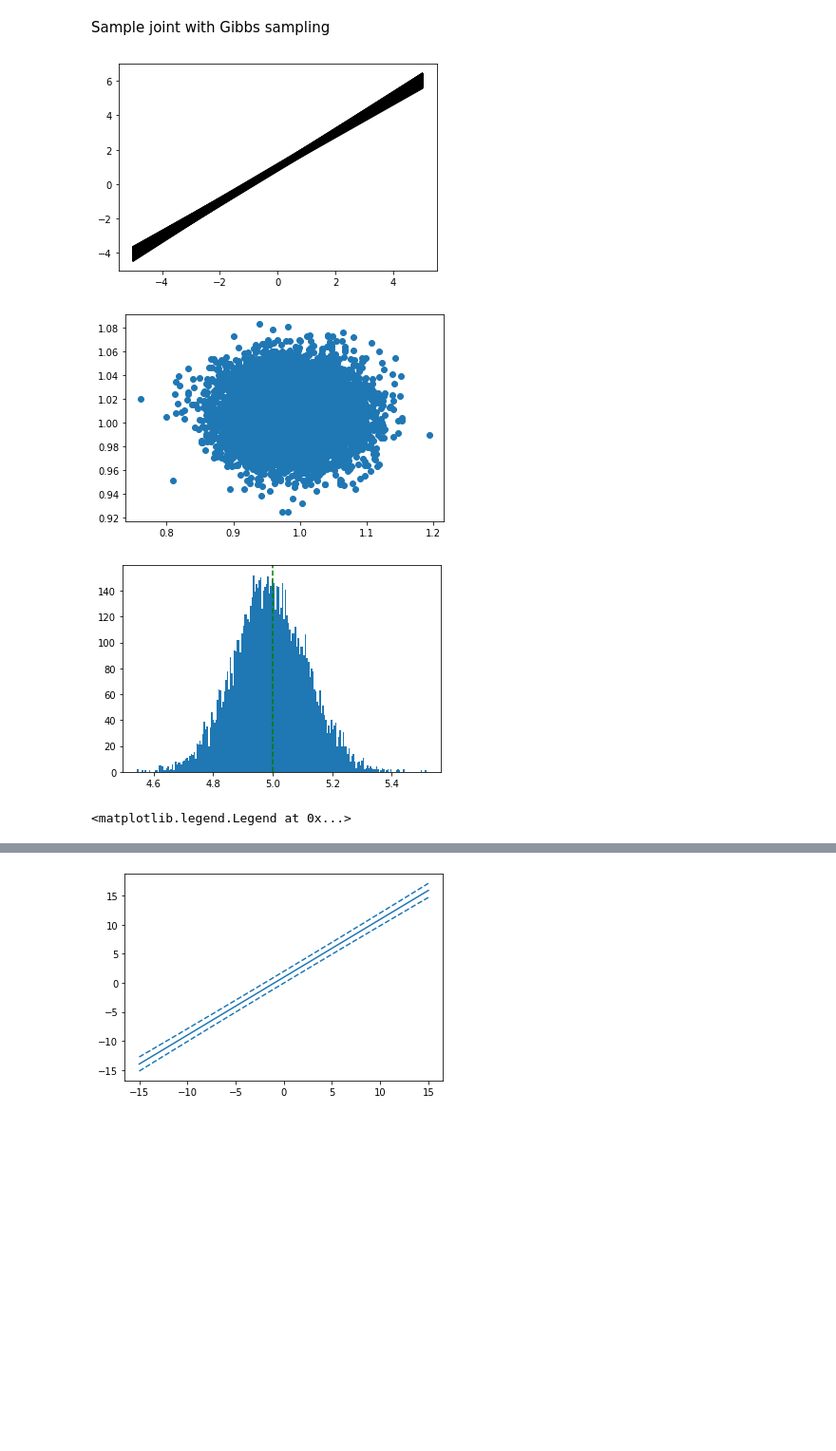
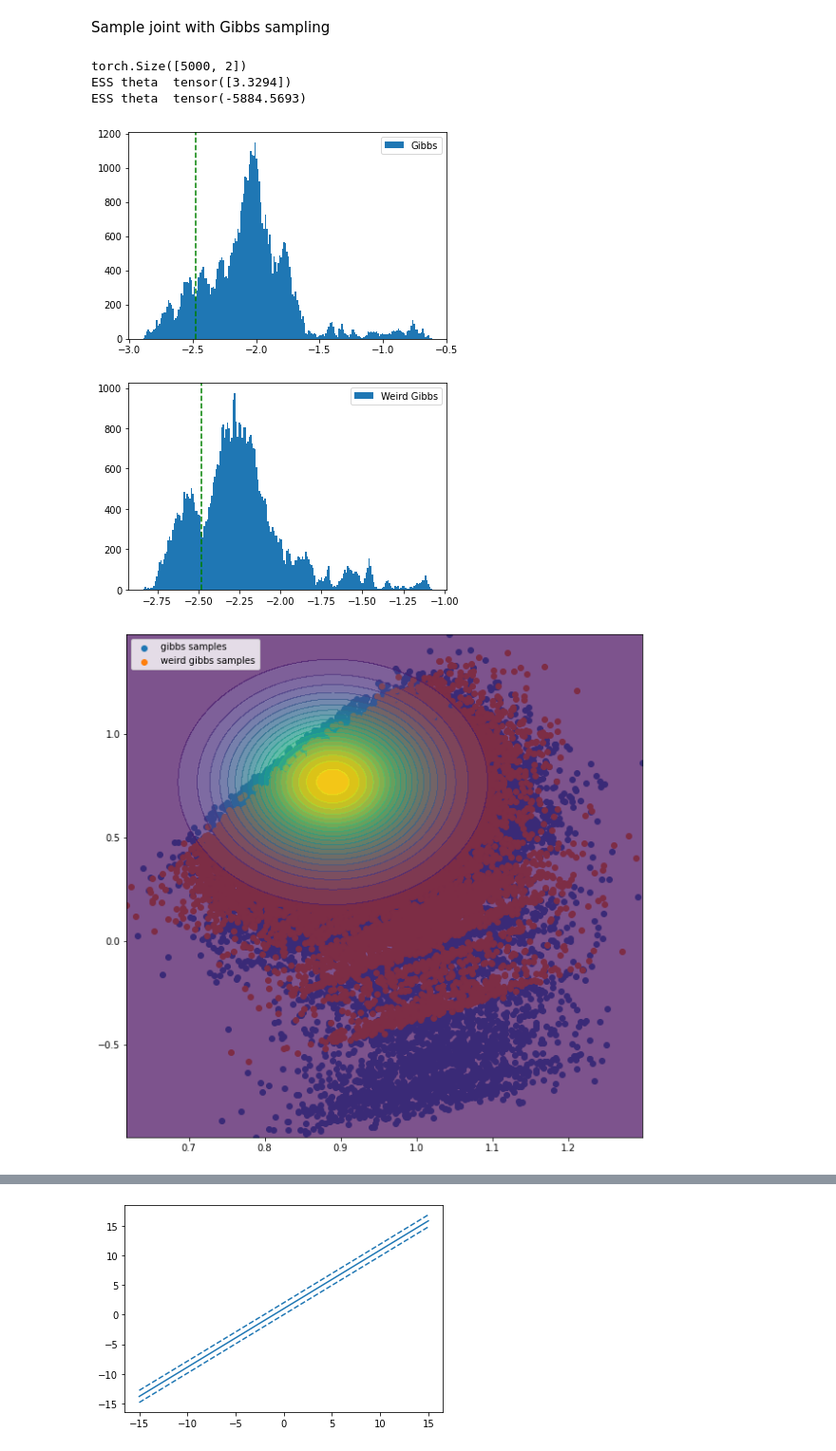
Before and after one commit to ElouanARGOUARCH/SBI, a Jupyter notebook: Dirichlet Process/Bayesian Linear Regression .ipynb, the cells around one changed output, grey strips where cells are left out. Shown at 95% size. Cells and saved outputs as stored; diff of their text form; code cells hidden in the pictures; blank space fills up the shorter version.

```diff
--- a/Dirichlet Process/Bayesian Linear Regression .ipynb
+++ b/Dirichlet Process/Bayesian Linear Regression .ipynb
@@ -6,13 +15,6 @@ import matplotlib
 # %% [markdown]
 Generate $D_\theta$ according to some prior distribution
 # %%
-d = 1
-sigma_theta =torch.eye(d)
-mu_theta =torch.zeros(d)
-prior_distribution = torch.distributions.MultivariateNormal(mu_theta, sigma_theta)
-
-prior_log_prob = lambda samples: prior_distribution.log_prob(samples)
-
-n_D = 100
+n_D = 4
 D_theta =torch.linspace(-4,4, n_D).unsqueeze(-1)
 # %% [markdown]
@@ -26,8 +28,8 @@ D_x = simulateur(D_theta)
 # %% [markdown]
 Generate $x_0$ according to $f(\theta_0)$ for some unknown $\theta_0$
 # %%
-theta_0 = torch.tensor([5.])
+theta_0 = prior_distribution.sample()
 print('theta_0 = ' + str(theta_0.item()))
-n_x0= 100
+n_x0= 10000
 x0 = simulateur(theta_0.unsqueeze(0).repeat(n_x0, 1))
 # %% [output]
@@ -152,12 +154,10 @@ class bayesian_linear_regression:
 Sample joint with Gibbs sampling
 # %%
 blr = bayesian_linear_regression(D_x, D_theta, x0, sigma_simulateur, mu_theta, sigma_theta)
-current_phi = blr.parameter_posterior_distribution.sample()
-mu_theta_x0_phi, sigma_theta_x0_phi = blr.compute_posterior_distribution_parameters(current_phi)
-current_theta = torch.distributions.MultivariateNormal(mu_theta_x0_phi, sigma_theta_x0_phi).sample()
-list_theta = []
-list_phi = []
-for t in tqdm(range(10000)):
+current_theta = prior_distribution.sample()
+list_theta_gibbs = []
+list_phi_gibbs = []
+for t in tqdm(range(5000)):
     current_Theta = current_theta.unsqueeze(0).repeat(x0.shape[0],1)
     D_theta_plus = torch.cat([D_theta, current_Theta], dim = 0)
     D_x_plus = torch.cat([D_x, x0], dim = 0)
@@ -165,21 +165,49 @@ for t in tqdm(range(10000)):
     current_phi = torch.distributions.MultivariateNormal(mu_phi_D_plus, sigma_phi_D_plus).sample()
     mu_theta_x0_phi, sigma_theta_x0_phi = blr.compute_posterior_distribution_parameters(current_phi)
     current_theta = torch.distributions.MultivariateNormal(mu_theta_x0_phi, sigma_theta_x0_phi).sample()
-    list_theta.append(current_theta)
-    list_phi.append(current_phi)
+    list_theta_gibbs.append(current_theta)
+    list_phi_gibbs.append(current_phi)
+print(torch.stack(list_phi_gibbs).shape)
+print('ESS theta ', pyro.ops.stats.effective_sample_size(torch.stack(list_theta_gibbs).unsqueeze(1),chain_dim = 1, sample_dim =0))
+print('ESS theta ', pyro.ops.stats.effective_sample_size(torch.stack(list_phi_gibbs)))
+# %% [output]
+torch.Size([5000, 2])
+ESS theta  tensor([3.3294])
+ESS theta  tensor(-5884.5693)
+# %%
+blr = bayesian_linear_regression(D_x, D_theta, x0, sigma_simulateur, mu_theta, sigma_theta)
+current_Theta = prior_distribution.sample([n_x0])
+list_theta_weird_gibbs = []
+list_phi_weird_gibbs = []
+for t in tqdm(range(50000)):
+    D_theta_plus = torch.cat([D_theta, current_Theta], dim = 0)
+    D_x_plus = torch.cat([D_x, x0], dim = 0)
+    mu_phi_D_plus, sigma_phi_D_plus = blr.compute_parameter_posterior_parameter(D_theta_plus, D_x_plus)
+    current_phi = torch.distributions.MultivariateNormal(mu_phi_D_plus, sigma_phi_D_plus).sample()
+    mu_theta_x0_phi, sigma_theta_x0_phi = blr.compute_posterior_distribution_parameters(current_phi)
+    current_Theta = torch.distributions.MultivariateNormal(mu_theta_x0_phi, sigma_theta_x0_phi).sample([n_x0])
+    list_theta_weird_gibbs.append(current_Theta[0])
+    list_phi_weird_gibbs.append(current_phi)
 # %%
-models_phi = torch.stack(list_phi[1000:], dim=0)
-plot_models(models_phi)
-hist=plt.hist(torch.cat(list_theta[1000:], dim = 0).numpy(), bins= 200)
+models_phi_gibbs = torch.stack(list_phi_gibbs[1000:], dim=0)
+models_phi_weird_gibbs = torch.stack(list_phi_weird_gibbs[1000:], dim=0)
+total_phi = torch.stack(list_phi_gibbs[1000:] + list_phi_weird_gibbs[1000:])
+hist=plt.hist(torch.cat(list_theta_gibbs[1000:], dim = 0).numpy(), bins= 200, label = 'Gibbs')
 plt.axvline(theta_0.numpy(), color = 'green', linestyle = '--')
+plt.legend()
+plt.show()
+hist=plt.hist(torch.cat(list_theta_weird_gibbs[1000:], dim = 0).numpy(), bins= 200, label ='Weird Gibbs')
+plt.axvline(theta_0.numpy(), color = 'green', linestyle = '--')
+plt.legend()
 plt.show()
 
 fig = plt.figure(figsize = (10,10))
-plt.scatter(models_phi[:,0].numpy(), models_phi[:,1].numpy(), label = 'phi|D,x0 samples')
-plot_2d_function(lambda samples:torch.exp(blr.parameter_posterior_distribution.log_prob(samples)),x_min = torch.min(models_phi[:,0]), x_max = torch.max(models_phi[:,0]),y_min = torch.min(models_phi[:,1]), y_max = torch.max(models_phi[:,1]),levels = 25, new_figure = False)
+plt.scatter(models_phi_gibbs[:,0].numpy(), models_phi_gibbs[:,1].numpy(), label = 'gibbs samples')
+plt.scatter(models_phi_weird_gibbs[:,0].numpy(), models_phi_weird_gibbs[:,1].numpy(), label = 'weird gibbs samples')
+plot_2d_function(lambda samples:torch.exp(blr.parameter_posterior_distribution.log_prob(samples)),x_min = torch.min(total_phi[:,0]), x_max = torch.max(total_phi[:,0]),y_min = torch.min(total_phi[:,1]), y_max = torch.max(total_phi[:,1]),levels = 25, new_figure = False)
 plt.legend()
+plt.show()
 # %% [output]
-[figure, old version]
+[figure, new version]
-[figure, old version]
+[figure, new version]
-[figure, old version]
+[figure, new version]
-<matplotlib.legend.Legend at 0x...>
```
Also changed, not shown: parts of 9 cells of this notebook, 4 other files.
